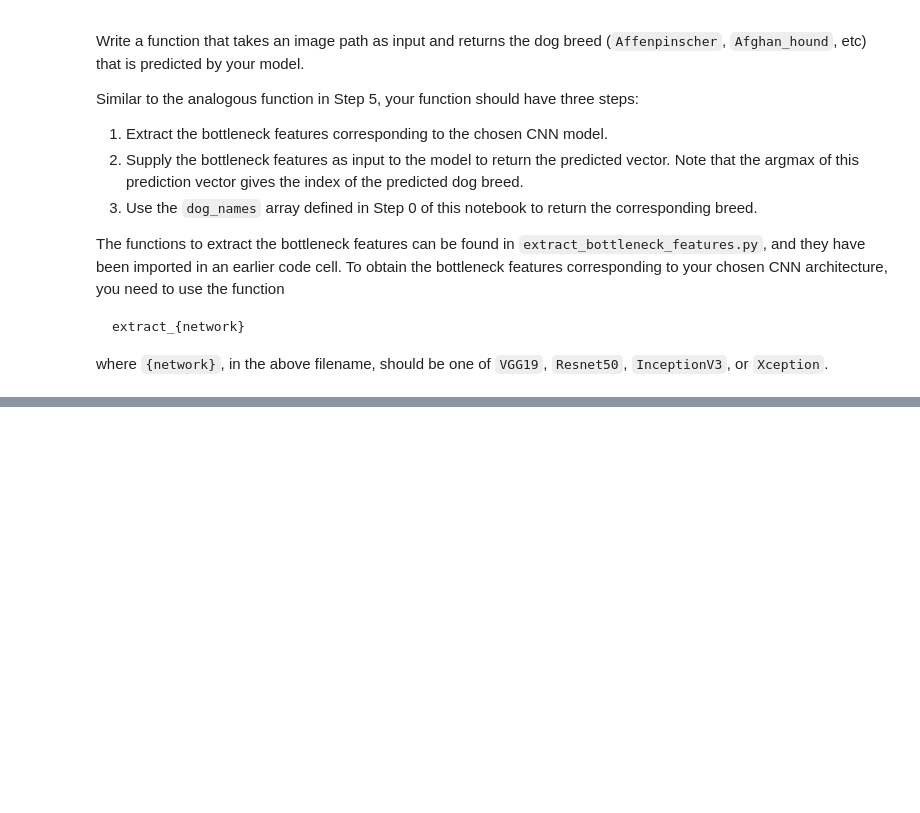
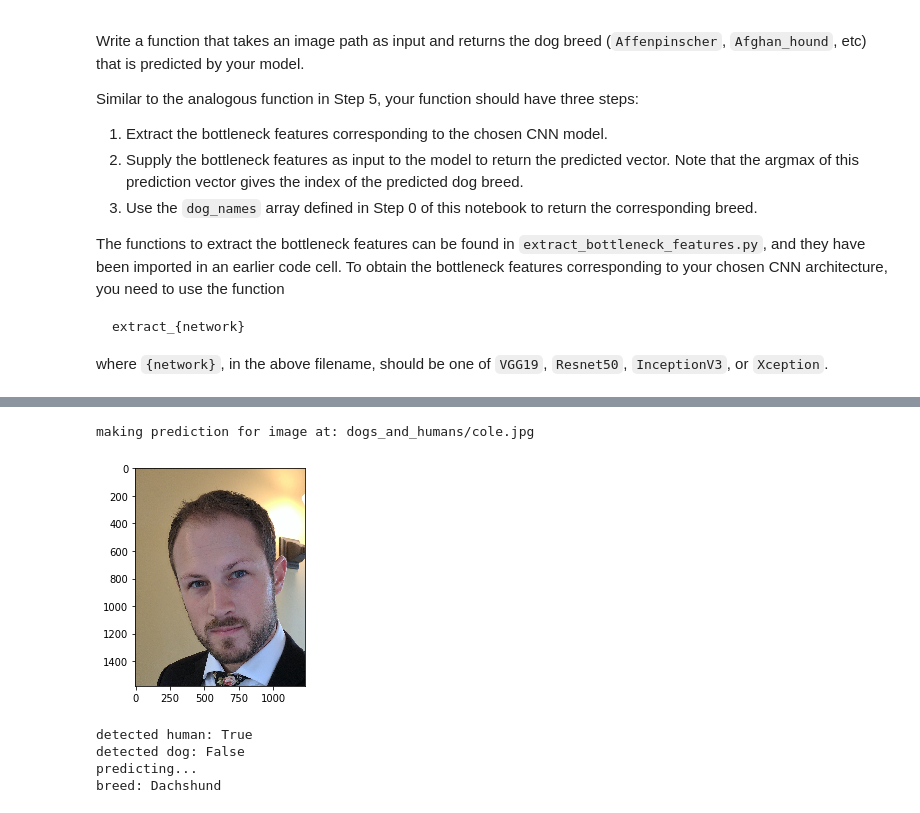
Before and after one commit to nicktylah/dog-project, a Jupyter notebook: dog_app.ipynb, the cells around one changed output, grey strips where cells are left out. Cells and saved outputs as stored; diff of their text form; code cells hidden in the pictures; blank space fills up the shorter version.

```diff
--- a/dog_app.ipynb
+++ b/dog_app.ipynb
@@ -567,6 +644,7 @@ __Answer:__
 ### (IMPLEMENTATION) Compile the Model
 # %%
 ### TODO: Compile the model.
+InceptionV3_model.compile(loss='categorical_crossentropy', optimizer='rmsprop', metrics=['accuracy'])
 # %% [markdown]
 ### (IMPLEMENTATION) Train the Model
 
@@ -579,6 +682,7 @@ You are welcome to [augment the training data](https://blog.keras.io/building-po
 ### (IMPLEMENTATION) Load the Model with the Best Validation Loss
 # %%
 ### TODO: Load the model weights with the best validation loss.
+InceptionV3_model.load_weights('saved_models/weights.best.InceptionV3.hdf5')
 # %% [markdown]
 ### (IMPLEMENTATION) Test the Model
 
@@ -603,6 +715,15 @@ where `{network}`, in the above filename, should be one of `VGG19`, `Resnet50`,
 # %%
 ### TODO: Write a function that takes a path to an image as input
 ### and returns the dog breed that is predicted by the model.
+from extract_bottleneck_features import *
+
+def InceptionV3_predict_breed(img_path):
+    # extract bottleneck features
+    bottleneck_feature = extract_InceptionV3(path_to_tensor(img_path))
+    # obtain predicted vector
+    predicted_vector = InceptionV3_model.predict(bottleneck_feature)
+    # return dog breed that is predicted by the model
+    return dog_names[np.argmax(predicted_vector)]
 # %% [markdown]
 ---
 <a id='step6'></a>
@@ -627,3 +745,29 @@ Some sample output for our algorithm is provided below, but feel free to design
+# %%
+import cv2
+import matplotlib.pyplot as plt
+import matplotlib.image as mpimg
+%matplotlib inline
+
+def predict(img_path):
+    print('making prediction for image at: %s' % img_path)
+    try:
+        is_dog = dog_detector(img_path)
+        is_human = face_detector(img_path)
+    except:
+        print('Error reading image file.')
+
+    if not is_dog and not is_human:
+        print('Unable to detect a dog or human in provided image.')
+        return
+
+    # Show image
+    img=mpimg.imread(img_path)
+    imgplot = plt.imshow(img)
+    plt.show()
+    print("detected human: %s\ndetected dog: %s" % (is_human, is_dog))
+    print("predicting...")
+    breed = InceptionV3_predict_breed(img_path)
+    print("breed: %s" % breed)
 # %% [markdown]
 ---
 <a id='step7'></a>
@@ -644,0 +789,10 @@ __Answer:__
+# %%
+img_directory = 'dogs_and_humans'
+predict(img_directory + '/cole.jpg')
+# %% [output]
+making prediction for image at: dogs_and_humans/cole.jpg
+[figure, added]
+detected human: True
+detected dog: False
+predicting...
+breed: Dachshund
```
Also changed, not shown: parts of 26 cells of this notebook, 8 other files.
